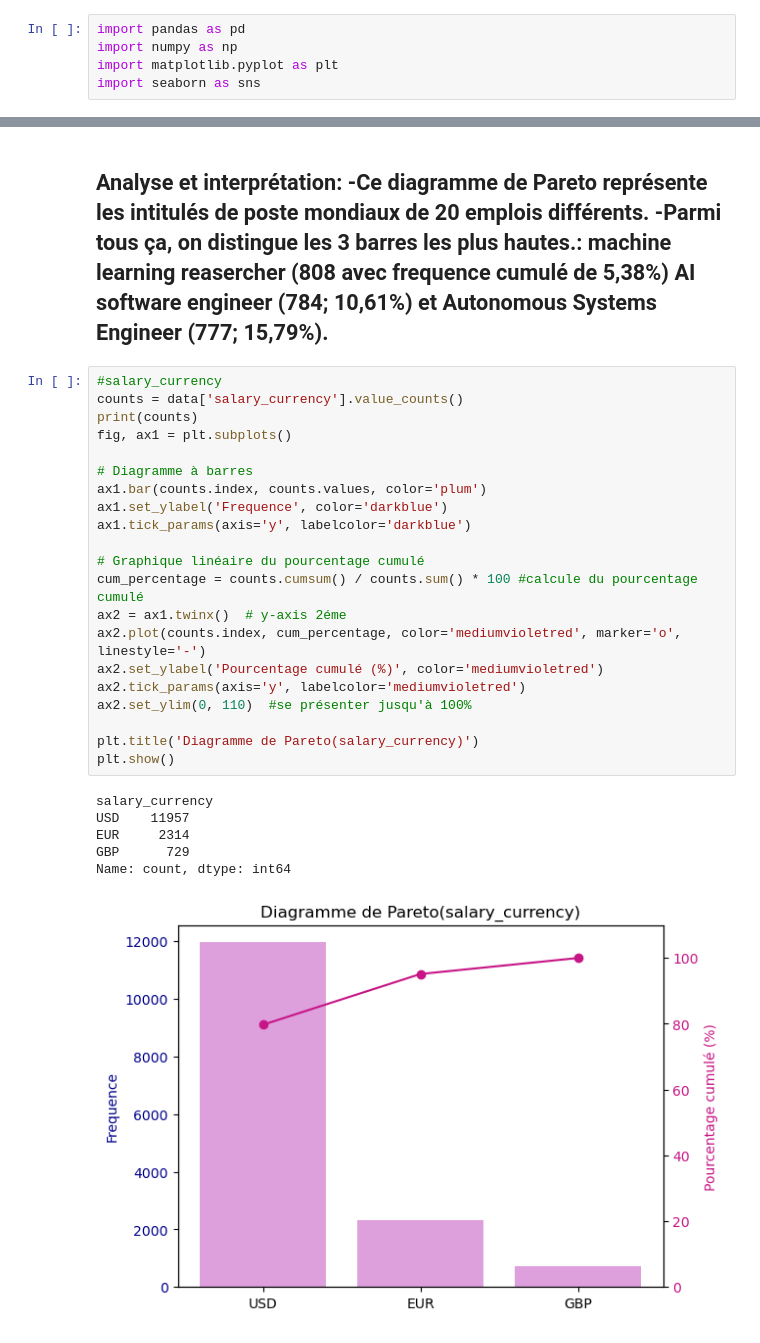
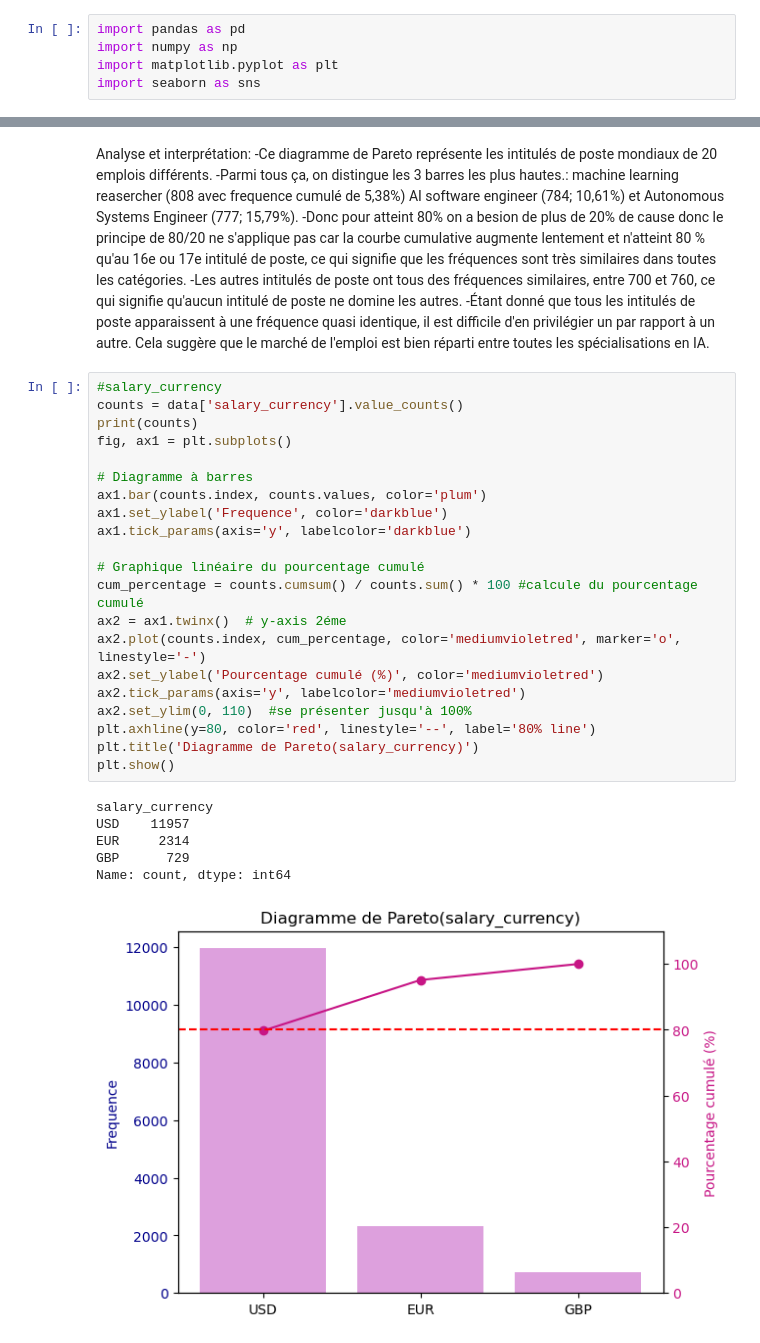
Before and after one commit to BrainCoder3/Vizualisation-Global-AI-Job-Market-Trends-Salary-Insights, a Jupyter notebook: notebooks/categorical_variables.ipynb, the cells around one changed output, grey strips where cells are left out. Drawn from its saved outputs; the diff is of its cells as text.

Commit message:
all qualitative diagrams with interpretation

```diff
--- a/notebooks/categorical_variables.ipynb
+++ b/notebooks/categorical_variables.ipynb
@@ -65,32 +516,34 @@ Analyse et interprétation:
 -Ce diagramme de Pareto représente les intitulés de poste mondiaux de 20 emplois différents.
 -Parmi tous ça, on distingue les 3 barres les plus hautes.: machine learning reasercher (808 avec frequence cumulé de 5,38%)
 AI software engineer (784; 10,61%) et Autonomous Systems Engineer (777; 15,79%).
--
+-Donc pour atteint 80% on a besion de plus de 20% de cause donc le principe de 80/20 ne s'applique pas car la courbe cumulative augmente lentement et n'atteint 80 % qu'au 16e ou 17e intitulé de poste, ce qui signifie que les fréquences sont très similaires dans toutes les catégories.
+-Les autres intitulés de poste ont tous des fréquences similaires, entre 700 et 760, ce qui signifie qu'aucun intitulé de poste ne domine les autres.
+-Étant donné que tous les intitulés de poste apparaissent à une fréquence quasi identique, il est difficile d'en privilégier un par rapport à un autre. Cela suggère que le marché de l'emploi est bien réparti entre toutes les spécialisations en IA.
 # %%
 #salary_currency
 counts = data['salary_currency'].value_counts()
 print(counts)
 fig, ax1 = plt.subplots()
 
 # Diagramme à barres
 ax1.bar(counts.index, counts.values, color='plum')
 ax1.set_ylabel('Frequence', color='darkblue')
 ax1.tick_params(axis='y', labelcolor='darkblue')
 
 # Graphique linéaire du pourcentage cumulé
 cum_percentage = counts.cumsum() / counts.sum() * 100 #calcule du pourcentage cumulé
 ax2 = ax1.twinx()  # y-axis 2éme
 ax2.plot(counts.index, cum_percentage, color='mediumvioletred', marker='o', linestyle='-')
 ax2.set_ylabel('Pourcentage cumulé (%)', color='mediumvioletred')
 ax2.tick_params(axis='y', labelcolor='mediumvioletred')
 ax2.set_ylim(0, 110)  #se présenter jusqu'à 100%
-
+plt.axhline(y=80, color='red', linestyle='--', label='80% line')
 plt.title('Diagramme de Pareto(salary_currency)')
 plt.show()
 # %% [output]
 salary_currency
 USD    11957
 EUR     2314
 GBP      729
 Name: count, dtype: int64
-[figure, old version]
+[figure, new version]
```
Also changed, not shown: parts of 69 cells of this notebook.
